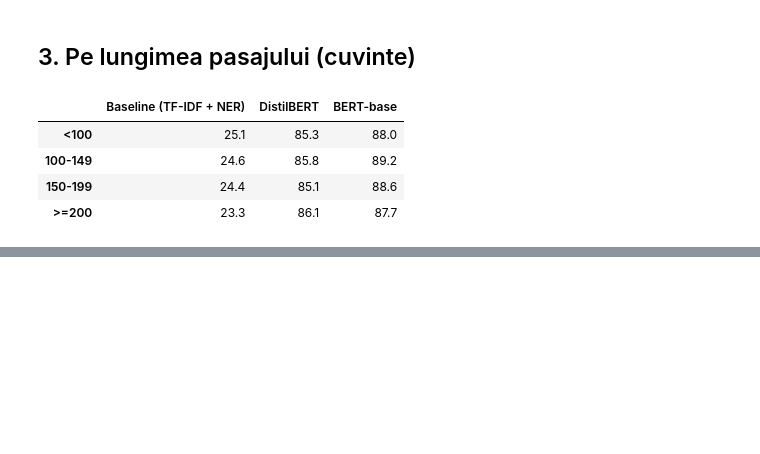
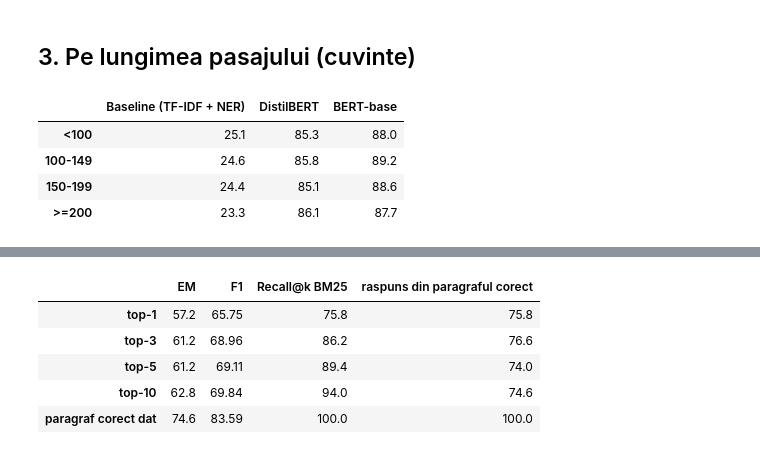
Before and after one commit to Darius762/nlp-qa-system, a Jupyter notebook: notebooks/results.ipynb, the cells around one changed output, grey strips where cells are left out. Cells and saved outputs as stored; diff of their text form; code cells hidden in the pictures; blank space fills up the shorter version.

```diff
--- a/notebooks/results.ipynb
+++ b/notebooks/results.ipynb
@@ -115,0 +151,20 @@ f1_by_length.round(1)
+# %%
+pipeline = json.loads(Path("results/pipeline_bm25_distilbert-base-uncased-squad_metrics.json").read_text(encoding="utf-8"))
+pipe_ks = [int(key[3:]) for key in pipeline if key.startswith("top")]
+pipe = pd.DataFrame({
+    f"top-{k}": {
+        "EM": pipeline[f"top{k}"]["exact_match"],
+        "F1": pipeline[f"top{k}"]["f1"],
+        "Recall@k BM25": pipeline[f"top{k}"]["retrieval_recall"],
+        "raspuns din paragraful corect": pipeline[f"top{k}"]["answer_from_gold_paragraph"],
+    } for k in pipe_ks
+}).T
+pipe.loc["paragraf corect dat"] = [pipeline["gold_paragraph"]["exact_match"], pipeline["gold_paragraph"]["f1"], 100.0, 100.0]
+pipe
+# %% [output]
+|  | EM | F1 | Recall@k BM25 | raspuns din paragraful corect |
+| top-1 | 57.2 | 65.75 | 75.8 | 75.8 |
+| top-3 | 61.2 | 68.96 | 86.2 | 76.6 |
+| top-5 | 61.2 | 69.11 | 89.4 | 74.0 |
+| top-10 | 62.8 | 69.84 | 94.0 | 74.6 |
+| paragraf corect dat | 74.6 | 83.59 | 100.0 | 100.0 |
```
Also changed, not shown: parts of 7 cells of this notebook, 17 other files.
